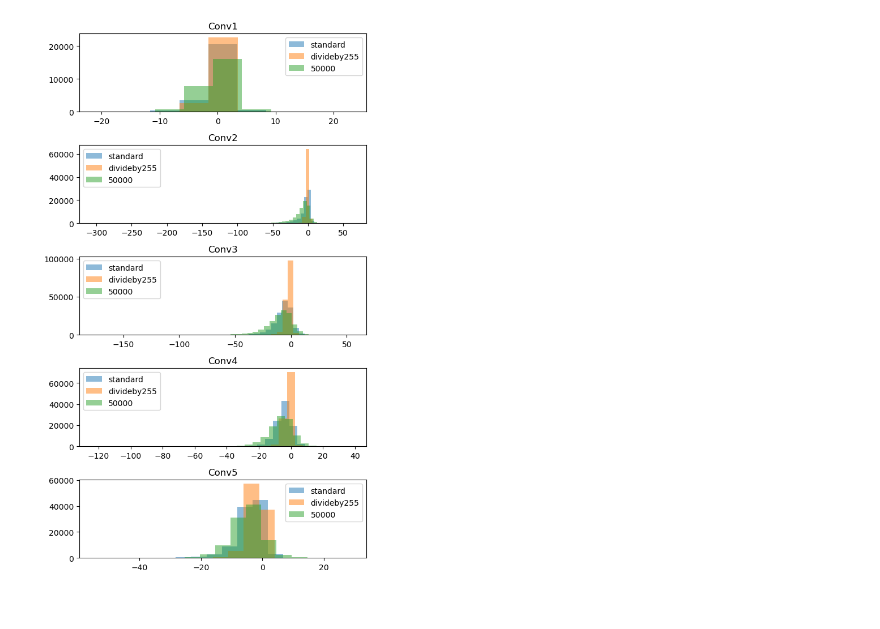
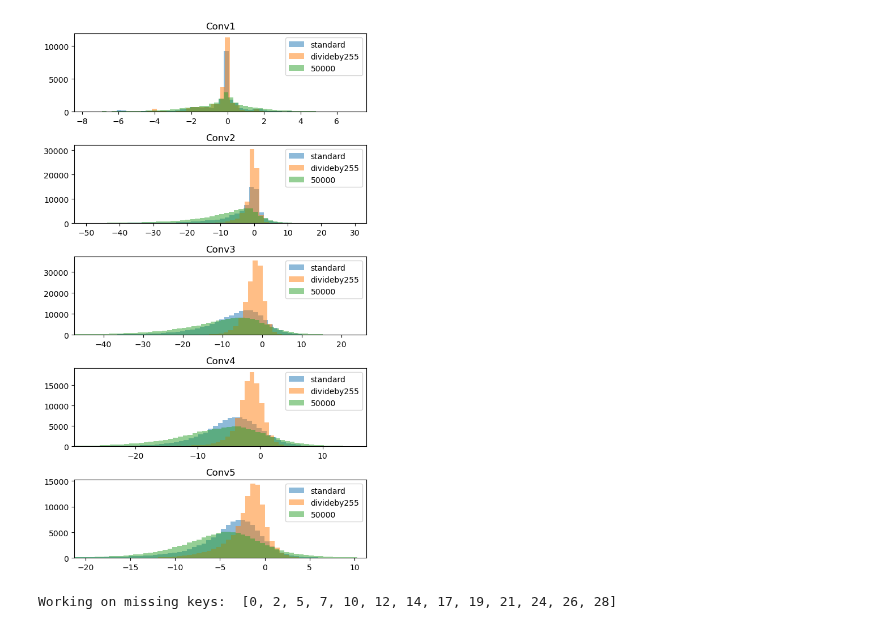
Before and after one commit to L24358/artiphisiology, a Jupyter notebook: main/reports/20230520_response_dist.ipynb, the cells around one changed output. Saved outputs shown, nothing was run; the diff lists cells and outputs as text; code cells hidden in the pictures.

Commit message:
Change bin size for response_dist

```diff
--- a/main/reports/20230520_response_dist.ipynb
+++ b/main/reports/20230520_response_dist.ipynb
@@ -32,6 +32,12 @@ def get_50000_images(idxs=range(50000)):
     path = "/dataloc/images_npy/"
     arrays = [np.expand_dims(nav.npload(path, str(i)+".npy"), 0) for i in idxs]
     return torch.from_numpy(np.vstack(arrays))
+
+def get_bin_bounds(arr):
+    mean, std = np.mean(arr), np.std(arr)
+    bin = std/10.0
+    bounds = (mean-3*std, mean+3*std)
+    return bin, bounds
 # %%
 # params
 ldic = AN_layer
@@ -44,34 +50,77 @@ normdic = {"standard": lambda x:(x-51.)/(100.-51.),
            }
 respdic = {}
 
 # stimulus
 for normname, norm in normdic.items():
     stim = get_TK_stimulus(normalization=norm)
     fname1 = lambda hkey: f"hkey={hkey}_TK_norm={normname}.npy"
     Rs = get_response_wrapper(hkeys, stim, fname1, mtype=mtype, device="cuda:0")
     respdic[normname] = Rs
 clear_output()
 
 # natural stimulus
 seed = 42
 np.random.seed(seed)
 stim = get_50000_images(np.random.randint(0, 50000, 400))
 fname1 = lambda hkey: f"hkey={hkey}_50000_seed={seed}.npy"
 Rs = get_response_wrapper(hkeys, stim, fname1, mtype=mtype, device="cuda:0")
 respdic["50000"] = Rs
 
 # plot
 n = len(hkeys)
 fig = plt.figure(figsize=(3*2, n*2))
 for k in range(n):
     ax = fig.add_subplot(n, 1, k+1)
     hkey = hkeys[k]
+    bin, bounds = get_bin_bounds(respdic["50000"][hkey].flatten())
     for normname in respdic.keys():
         res = respdic[normname][hkey].flatten()
-        minn, maxx = min(res), max(res)
-        ax.hist(respdic[normname][hkey].flatten(), label=normname, alpha=0.5, bins=np.arange(minn, maxx+1, 5))
+        ax.hist(respdic[normname][hkey].flatten(), label=normname, alpha=0.5, bins=np.arange(min(res), max(res), bin))
     plt.legend()
-    ax.set_title(ldic[hkey])
+    ax.set_title(ldic[hkey]); ax.set_xlim(bounds)
 plt.tight_layout(); plt.show()
 # %% [output]
-[figure, old version]
+[figure, new version]
+# %%
+# params
+ldic = VGG16b_layer
+mtype = "VGG16b"
+hkeys = list(ldic.keys())
+
+# normalization
+normdic = {"standard": lambda x:(x-51.)/(100.-51.),
+           "divideby255": lambda x: x/255.,
+           }
+respdic = {}
+
+# stimulus
+for normname, norm in normdic.items():
+    stim = get_TK_stimulus(normalization=norm)
+    fname1 = lambda hkey: f"hkey={hkey}_TK_norm={normname}.npy"
+    Rs = get_response_wrapper(hkeys, stim, fname1, mtype=mtype, device="cuda:0")
+    respdic[normname] = Rs
+clear_output()
+
+# natural stimulus
+seed = 42
+np.random.seed(seed)
+stim = get_50000_images(np.random.randint(0, 50000, 400))
+fname1 = lambda hkey: f"hkey={hkey}_50000_seed={seed}.npy"
+Rs = get_response_wrapper(hkeys, stim, fname1, mtype=mtype, device="cuda:0")
+respdic["50000"] = Rs
+
+# plot
+n = len(hkeys)
+fig = plt.figure(figsize=(3*2, n*2))
+for k in range(n):
+    ax = fig.add_subplot(n, 1, k+1)
+    hkey = hkeys[k]
+    bin, bounds = get_bin_bounds(respdic["50000"][hkey].flatten())
+    for normname in respdic.keys():
+        res = respdic[normname][hkey].flatten()
+        ax.hist(respdic[normname][hkey].flatten(), label=normname, alpha=0.5, bins=np.arange(min(res), max(res), bin))
+    plt.legend()
+    ax.set_title(ldic[hkey]); ax.set_xlim(bounds)
+plt.tight_layout(); plt.show()
+# %% [output]
+Working on missing keys:  [0, 2, 5, 7, 10, 12, 14, 17, 19, 21, 24, 26, 28]
```
